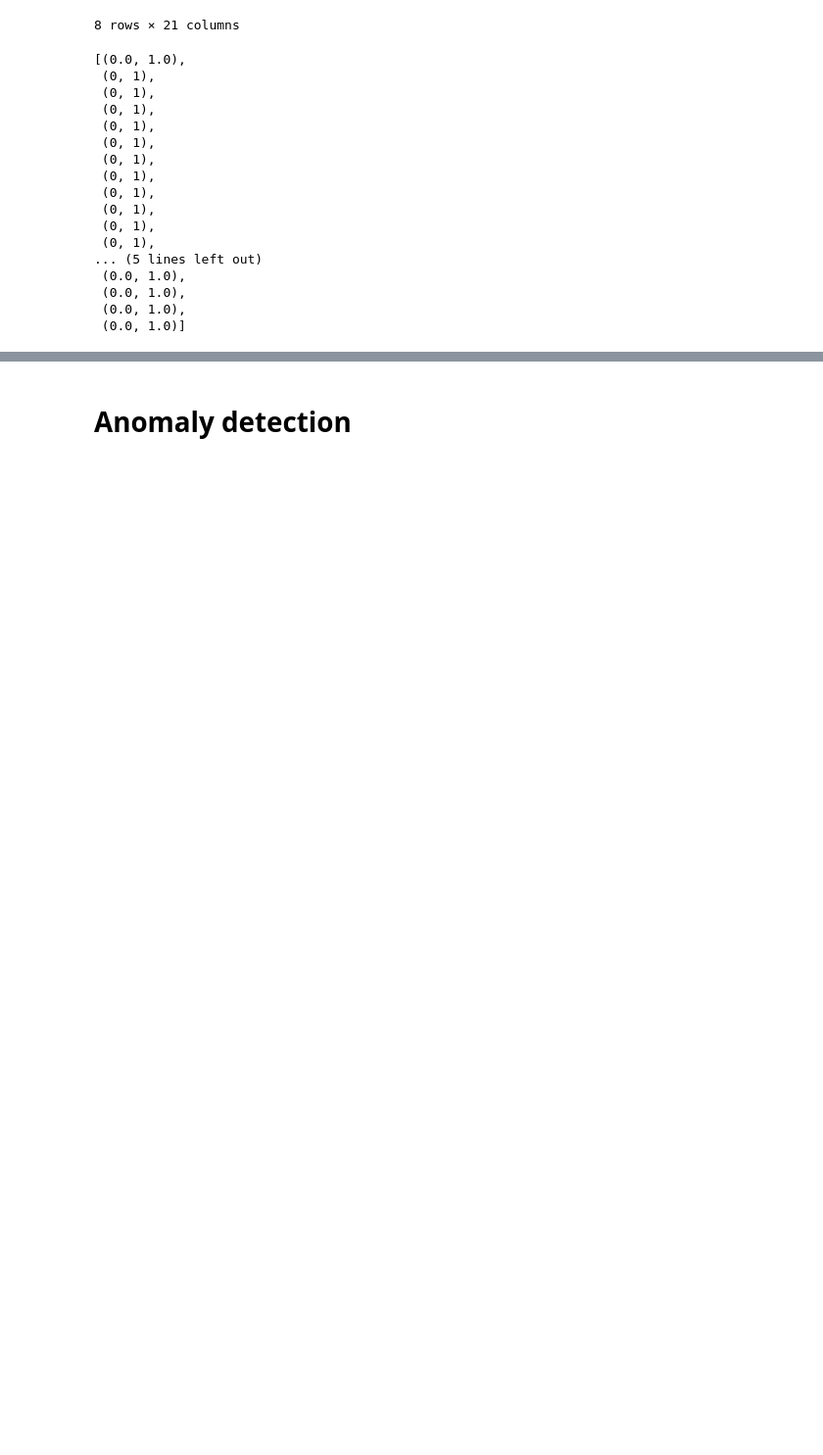
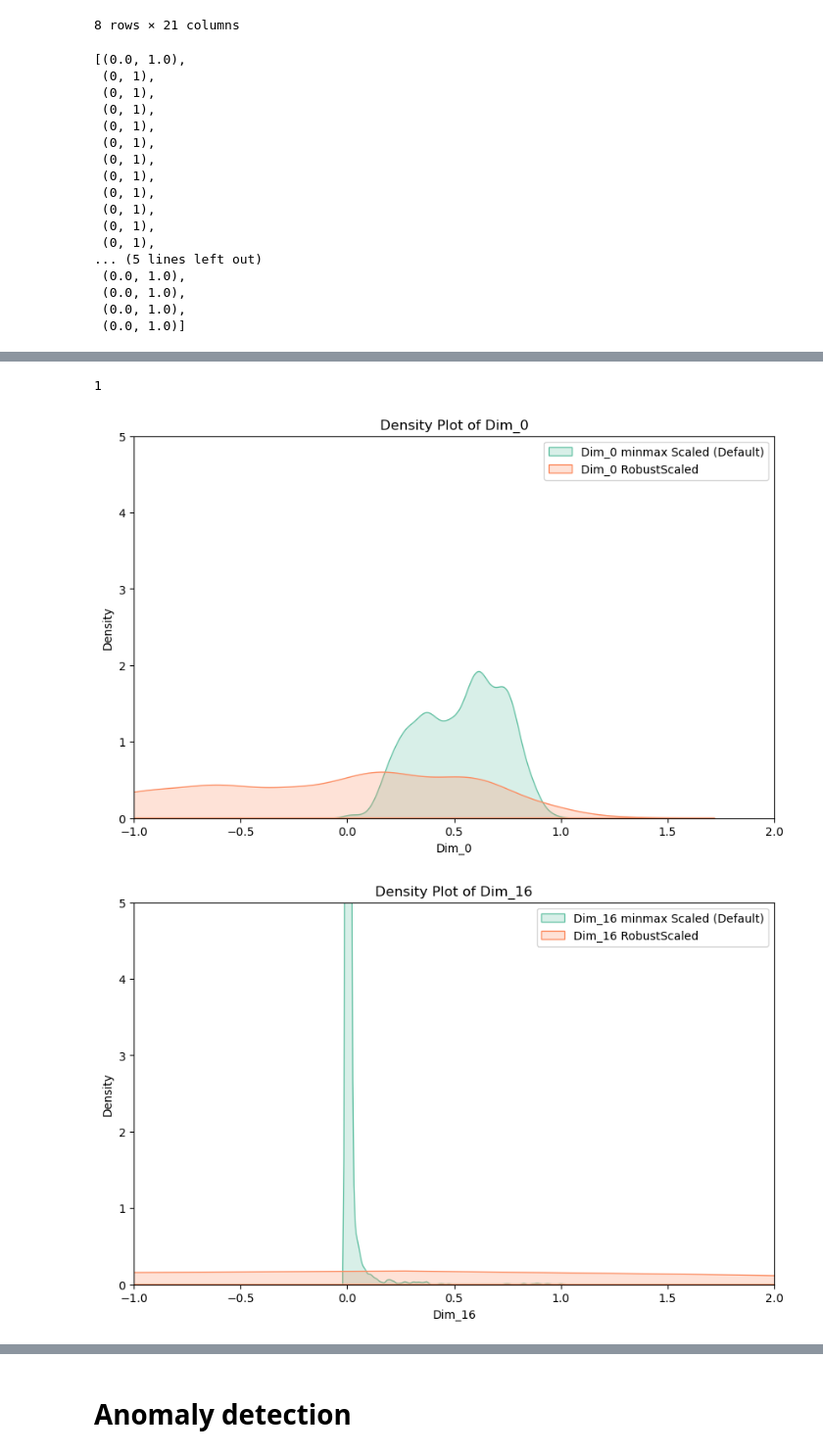
Before and after one commit to arcticronin/anomaly_detection, a Jupyter notebook: notebook.ipynb, the cells around one changed output, grey strips where cells are left out. Shown at 98% size. Drawn from its saved outputs; the diff is of its cells as text; code cells hidden in the pictures; blank space fills up the shorter version.

```diff
--- a/notebook.ipynb
+++ b/notebook.ipynb
@@ -137,0 +153,4 @@ df_raw.describe()
+# %%
+np.sum(df_raw['Dim_16'] > 0.95)
+# %% [output]
+1
@@ -137,0 +162,15 @@ df_raw.describe()
+# %%
+for column in filter(lambda col: col[-2:] != '=0', df_raw.columns):
+    plt.figure(figsize=(10, 6))
+    sns.kdeplot(df_raw[column], fill=True, common_norm=False, label=f'{column} minmax Scaled (Default)')
+    sns.kdeplot(df[column], fill=True, common_norm=False, label=f'{column} RobustScaled')
+    plt.title(f'Density Plot of {column}')
+    plt.xlabel(column)
+    plt.ylabel('Density')
+    plt.xlim(-1, 2)
+    plt.ylim(0, 5)
+    plt.legend()
+    plt.show()
+# %% [output]
+[figure, added]
+[figure, added]
```
Also changed, not shown: parts of 43 cells of this notebook, 4 other files.
